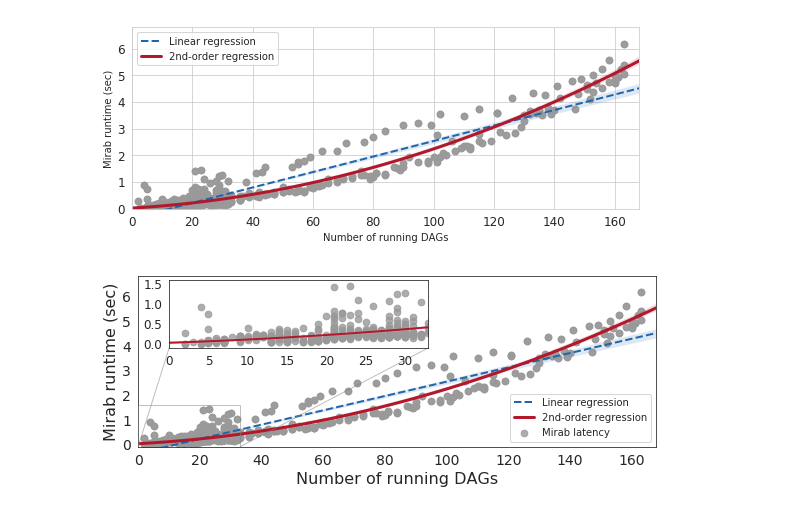
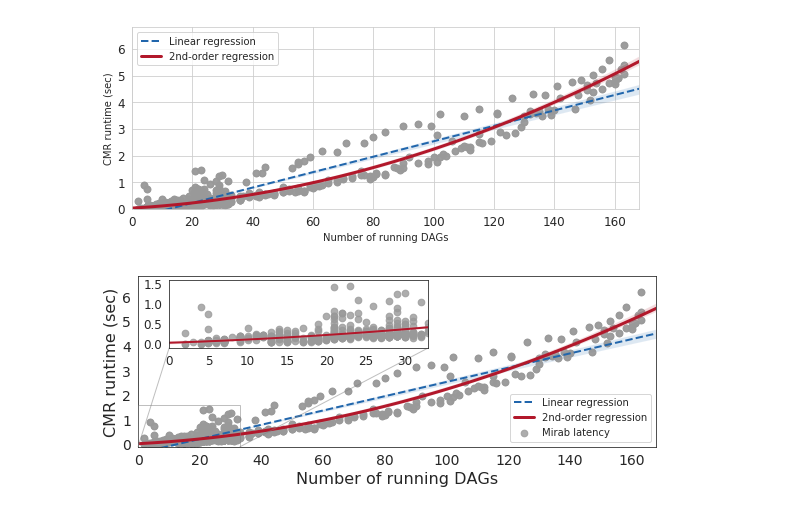
Before and after one commit to UmasouTTT/Kariz, a Jupyter notebook: expriments/microbenchmark/ipython/scalability_test.ipynb, the cells around one changed output. Cells and saved outputs as stored; diff of their text form; code cells hidden in the pictures.

```diff
--- a/expriments/microbenchmark/ipython/scalability_test.ipynb
+++ b/expriments/microbenchmark/ipython/scalability_test.ipynb
@@ -9,7 +9,7 @@ def percentile(n):
     return percentile_
 
 
-stat_path = '/local0/Kariz/code/plans/kariz/scalability_test.csv'
+stat_path = './scalability_test.csv'
 df = pd.read_csv(stat_path)
 
 
@@ -91,40 +91,40 @@ sns.regplot(ax=ax, x='n_dags', y = 'runtime' , data=df, marker="o", order=2,
             line_kws={'color': '#b2182b', 'lw': 3, 'label':'2nd-order regression'})
 
 ax.set_xlabel("Number of running DAGs", fontsize=16)
-ax.set_ylabel("Mirab runtime (sec)", fontsize=16)
+ax.set_ylabel("CMR runtime (sec)", fontsize=16)
 ax.yaxis.set_ticks([0, 1, 2, 3, 4, 5, 6])
 ax.legend()
 
 
 # inset axes....
 axins = ax.inset_axes([0.06, 0.58,0.5,0.4])
 
 sns.regplot(ax=axins, x='n_dags', y = 'runtime' , data=df, marker="o", order=2,
             scatter_kws={'s': 45, 'color':'#999999', 'label':'Word count'},
             line_kws={'color': '#b2182b', 'lw': 2, 'label':'2nd-order regression'})
 
 axins.set_xlabel('')
 axins.set_ylabel('')
 
 # sub region of the original image
 x1, x2, y1, y2 = 1, 33, -.1, 1.6
 axins.set_xlim(x1, x2)
 axins.set_ylim(y1, y2)
 axins.xaxis.set_ticks([0, 5, 10, 15, 20, 25, 30])
 axins.yaxis.set_ticks([0, 0.5, 1, 1.5])
 axins.tick_params(axis='both', which='major', labelsize=12)
 
 ax.indicate_inset_zoom(axins)
 
 ax.set_xlim(left=0, right=168)
 ax.set_ylim(bottom=-0.1)
 ax.tick_params(axis='both', which='major', labelsize=14)
 
 
 plt.subplots_adjust(left=0.08, bottom=0.18, right=0.98, top=0.97)
-plt.savefig('/local0/papers/KARIZ/long/Figures/fig_mirab_overhead_vs_ndag_sb.pdf', format='pdf', dpi=200)
-plt.savefig('/local0/papers/KARIZ/long/Figures/fig_mirab_overhead_vs_ndag_sb.png', format='png', dpi=200)
+plt.savefig('/local0/papers/KARIZ/OSDI20/Figures/fig_mirab_overhead_vs_ndag_sb.pdf', format='pdf', dpi=200)
+plt.savefig('/local0/papers/KARIZ/OSDI20/Figures/fig_mirab_overhead_vs_ndag_sb.png', format='png', dpi=200)
 
 plt.show()
 # %% [output]
-[figure, old version]
+[figure, new version]
```
Also changed, not shown: parts of 1 cell of this notebook, 12 other files.
